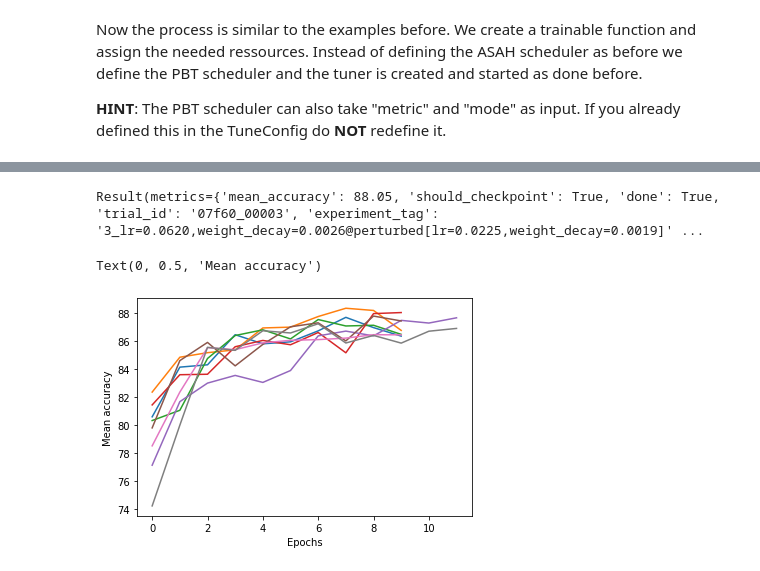
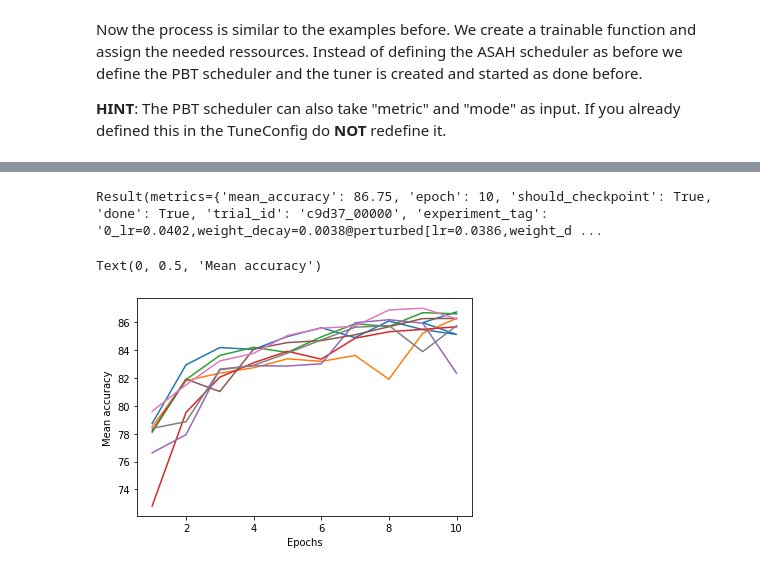
Before and after one commit to RaphaelMaser/Ray_Tune, a Jupyter notebook: Ray_Tune_FashionMNIST.ipynb, the cells around one changed output, grey strips where cells are left out. Cells and saved outputs as stored; diff of their text form; code cells hidden in the pictures.

```diff
--- a/Ray_Tune_FashionMNIST.ipynb
+++ b/Ray_Tune_FashionMNIST.ipynb
@@ -272,6 +326,7 @@ Now we only need to add the scheduler to the TuneConfig and afterwards we can st
 scheduler = ASHAScheduler(
     max_t=config["epochs"], # Max time per trial
     time_attr="training_iteration", # Which metric is used as measurement for "time"
+    grace_period=2
     )
 
 tuner = tune.Tuner(
@@ -285,6 +340,6 @@ tuner = tune.Tuner(
     )
 )
 
-results = tuner.fit()
+results_asah = tuner.fit()
 # %% [output]
 Tune Status
@@ -337,10 +396,10 @@ Trial Progress
 # %%
-print(results.get_best_result())
+print(results_asah.get_best_result())
 
 ax = None
-dfs = {result.log_dir: result.metrics_dataframe for result in results}
+dfs = {result.log_dir: result.metrics_dataframe for result in results_asah}
 for d in dfs.values():
-    ax = d.mean_accuracy.plot(ax=ax, legend=False)
+    ax = d.plot(ax=ax, y="mean_accuracy", x="epoch", legend=False)
 ax.set_xlabel("Epochs")
 ax.set_ylabel("Mean accuracy")
 # %% [output]
@@ -400,7 +459,7 @@ def train_tune_pbt(config):
             "model/checkpoint.pt"
         )
         checkpoint = Checkpoint.from_directory("model")
-        session.report(metrics={"mean_accuracy": accuracy}, checkpoint=checkpoint)
+        session.report(metrics={"mean_accuracy": accuracy, "epoch": t + 1}, checkpoint=checkpoint)
 # %% [markdown]
 Now the process is similar to the examples before. We create a trainable function and assign the needed ressources. Instead of defining the ASAH scheduler as before we define the PBT scheduler and the tuner is created and started as done before.
 
@@ -433,6 +492,6 @@ tuner = tune.Tuner(
 )
 
 # Run the tuner
-results = tuner.fit()
+results_pbt = tuner.fit()
 # %% [output]
 Tune Status
@@ -487,15 +547,16 @@ weight_decay : 0.0006505652837560703 --- (resample) --> 0.007998216784259833
 # %%
-print(results.get_best_result())
+print(results_pbt.get_best_result())
+
 ax = None
-dfs = {result.log_dir: result.metrics_dataframe for result in results}
+dfs = {result.log_dir: result.metrics_dataframe for result in results_pbt}
 for d in dfs.values():
-    ax = d.mean_accuracy.plot(ax=ax, legend=False)
+    ax = d.plot(ax=ax, y="mean_accuracy", x="epoch", legend=False)
 ax.set_xlabel("Epochs")
 ax.set_ylabel("Mean accuracy")
 # %% [output]
-Result(metrics={'mean_accuracy': 88.05, 'should_checkpoint': True, 'done': True, 'trial_id': '07f60_00003', 'experiment_tag': '3_lr=0.0620,weight_decay=0.0026@perturbed[lr=0.0225,weight_decay=0.0019]' ...
+Result(metrics={'mean_accuracy': 86.75, 'epoch': 10, 'should_checkpoint': True, 'done': True, 'trial_id': 'c9d37_00000', 'experiment_tag': '0_lr=0.0402,weight_decay=0.0038@perturbed[lr=0.0386,weight_d ...
 Text(0, 0.5, 'Mean accuracy')
-[figure, old version]
+[figure, new version]
 # %%
 !jupyter nbconvert --to markdown Ray_Tune_FashionMNIST.ipynb
 # %% [output]
```
Also changed, not shown: parts of 15 cells of this notebook, 26 other files.
